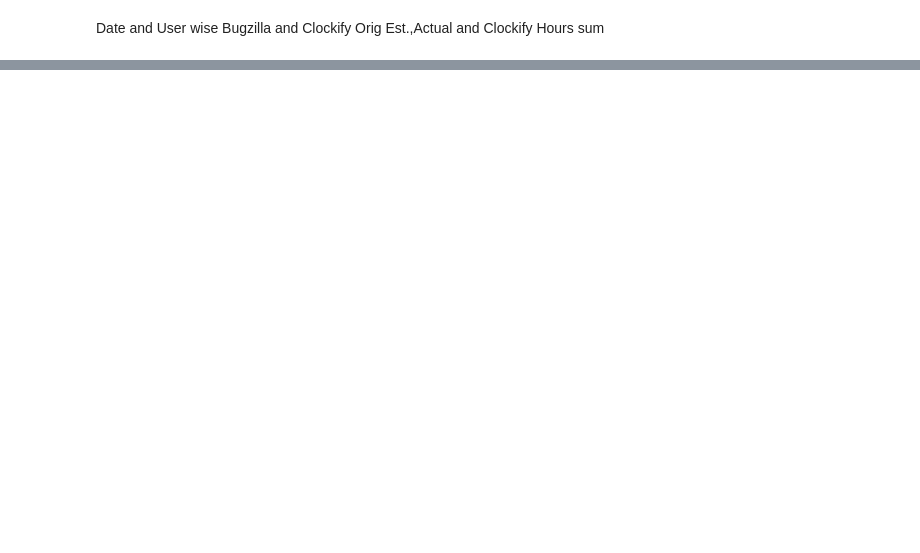
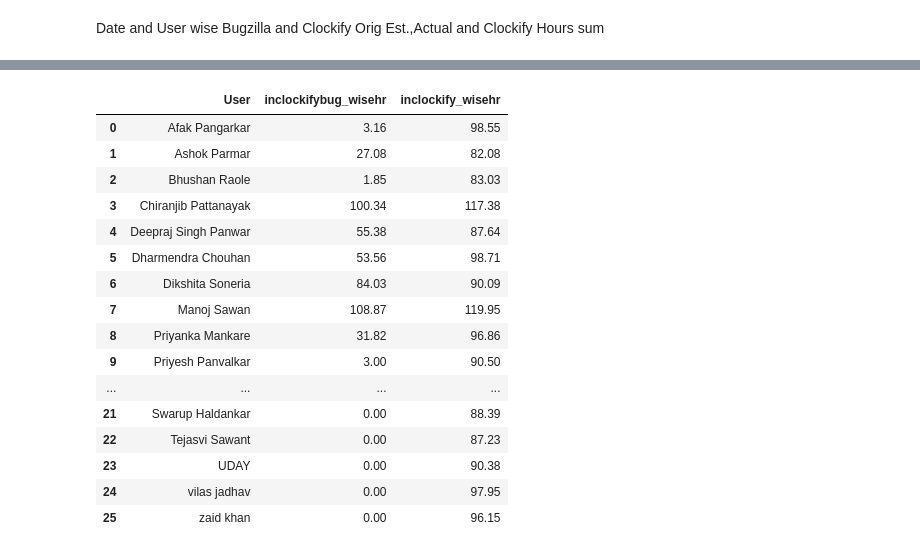
Before and after one commit to dharmendra-chouhan/-DEAS-Accounts---Municipal-Corporation, a Jupyter notebook: TimeSheet_01_06_2020_to_13_06_2020.ipynb, the cells around one changed output, grey strips where cells are left out. Cells and saved outputs as stored; diff of their text form; code cells hidden in the pictures; blank space fills up the shorter version.

```diff
--- a/TimeSheet_01_06_2020_to_13_06_2020.ipynb
+++ b/TimeSheet_01_06_2020_to_13_06_2020.ipynb
@@ -151,0 +175,23 @@ Name: Duration (decimal), dtype: float64
+# %%
+#@title  {display-mode: "form"}
+clobugwisemerge=pd.merge(bugwiseclokifysum, clockifysum, how='outer', on='User')
+clobugwisemerge['inclockifybug_wisehr'] = clobugwisemerge['inclockifybug_wisehr'].fillna(0)
+clobugwisemerge
+# %% [output]
+|  | User | inclockifybug_wisehr | inclockify_wisehr |
+| 0 | Afak Pangarkar | 3.16 | 98.55 |
+| 1 | Ashok Parmar | 27.08 | 82.08 |
+| 2 | Bhushan Raole | 1.85 | 83.03 |
+| 3 | Chiranjib Pattanayak | 100.34 | 117.38 |
+| 4 | Deepraj Singh Panwar | 55.38 | 87.64 |
+| 5 | Dharmendra Chouhan | 53.56 | 98.71 |
+| 6 | Dikshita Soneria | 84.03 | 90.09 |
+| 7 | Manoj Sawan | 108.87 | 119.95 |
+| 8 | Priyanka Mankare | 31.82 | 96.86 |
+| 9 | Priyesh Panvalkar | 3.00 | 90.50 |
+| ... | ... | ... | ... |
+| 21 | Swarup Haldankar | 0.00 | 88.39 |
+| 22 | Tejasvi Sawant | 0.00 | 87.23 |
+| 23 | UDAY | 0.00 | 90.38 |
+| 24 | vilas jadhav | 0.00 | 97.95 |
+| 25 | zaid khan | 0.00 | 96.15 |
```
Also changed, not shown: parts of 12 cells of this notebook.
